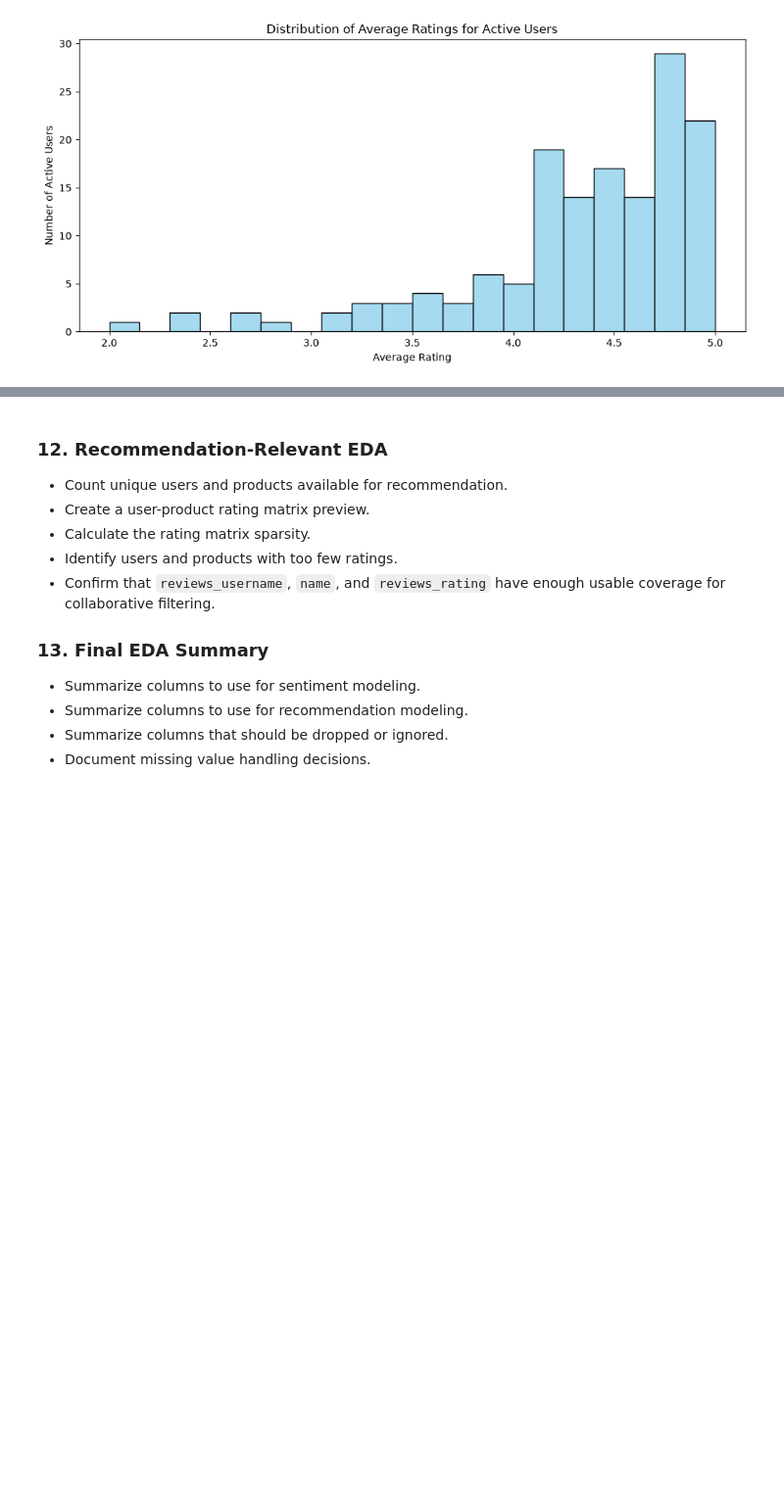
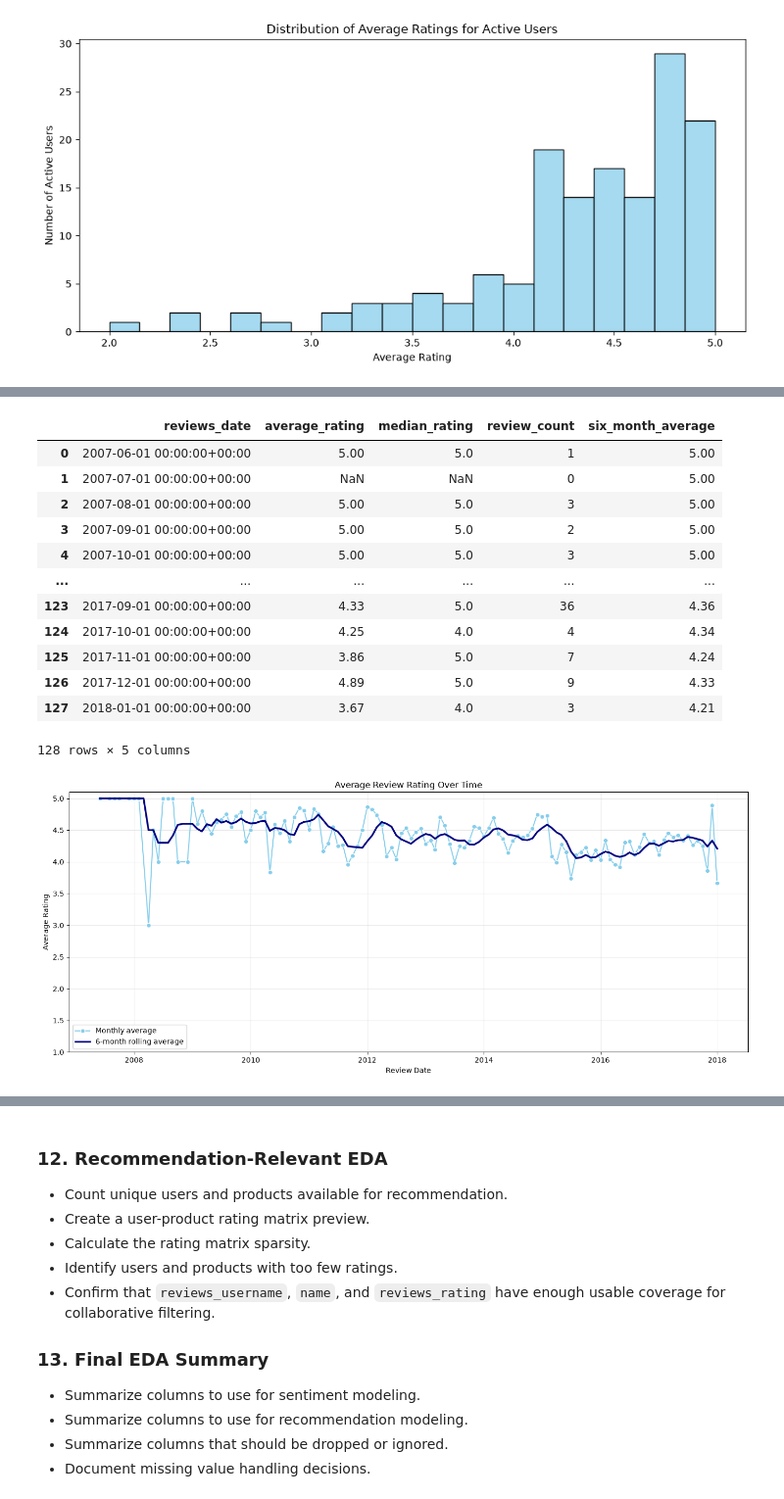
Before and after one commit to ujwalabhishek/sentiment-based-recommendation-system, a Jupyter notebook: main.ipynb, the cells around one changed output, grey strips where cells are left out. Shown at 98% size. Cells and saved outputs as stored; diff of their text form; code cells hidden in the pictures; blank space fills up the shorter version.

```diff
--- a/main.ipynb
+++ b/main.ipynb
@@ -1667,0 +1842,66 @@ memory usage: 3.7 MB
+# %%
+# Analyze monthly rating trends over time.
+monthly_rating_trend = (
+    reviews_df_cleaned
+    .dropna(subset=["reviews_date", "reviews_rating"])
+    .set_index("reviews_date")
+    .resample("MS")
+    .agg(
+        average_rating=("reviews_rating", "mean"),
+        median_rating=("reviews_rating", "median"),
+        review_count=("reviews_rating", "count")
+    )
+    .reset_index()
+)
+
+monthly_rating_trend["six_month_average"] = (
+    monthly_rating_trend["average_rating"]
+    .rolling(window=6, min_periods=1)
+    .mean()
+)
+
+rating_trend_display = monthly_rating_trend.copy()
+rating_columns = ["average_rating", "median_rating", "six_month_average"]
+rating_trend_display[rating_columns] = rating_trend_display[rating_columns].round(2)
+display(rating_trend_display)
+
+plt.figure(figsize=(14, 6))
+sns.lineplot(
+    data=monthly_rating_trend,
+    x="reviews_date",
+    y="average_rating",
+    marker="o",
+    color="skyblue",
+    label="Monthly average"
+)
+sns.lineplot(
+    data=monthly_rating_trend,
+    x="reviews_date",
+    y="six_month_average",
+    color="navy",
+    linewidth=2.5,
+    label="6-month rolling average"
+)
+plt.title("Average Review Rating Over Time")
+plt.xlabel("Review Date")
+plt.ylabel("Average Rating")
+plt.ylim(1, 5.1)
+plt.grid(alpha=0.3)
+plt.legend()
+plt.tight_layout()
+plt.show()
+# %% [output]
+|  | reviews_date | average_rating | median_rating | review_count | six_month_average |
+| 0 | 2007-06-01 00:00:00+00:00 | 5.00 | 5.0 | 1 | 5.00 |
+| 1 | 2007-07-01 00:00:00+00:00 | NaN | NaN | 0 | 5.00 |
+| 2 | 2007-08-01 00:00:00+00:00 | 5.00 | 5.0 | 3 | 5.00 |
+| 3 | 2007-09-01 00:00:00+00:00 | 5.00 | 5.0 | 2 | 5.00 |
+| 4 | 2007-10-01 00:00:00+00:00 | 5.00 | 5.0 | 3 | 5.00 |
+| ... | ... | ... | ... | ... | ... |
+| 123 | 2017-09-01 00:00:00+00:00 | 4.33 | 5.0 | 36 | 4.36 |
+| 124 | 2017-10-01 00:00:00+00:00 | 4.25 | 4.0 | 4 | 4.34 |
+| 125 | 2017-11-01 00:00:00+00:00 | 3.86 | 5.0 | 7 | 4.24 |
+| 126 | 2017-12-01 00:00:00+00:00 | 4.89 | 5.0 | 9 | 4.33 |
+| 127 | 2018-01-01 00:00:00+00:00 | 3.67 | 4.0 | 3 | 4.21 |
+128 rows × 5 columns
+[figure, added]
```
Also changed, not shown: parts of 56 cells of this notebook, 38 other files.
